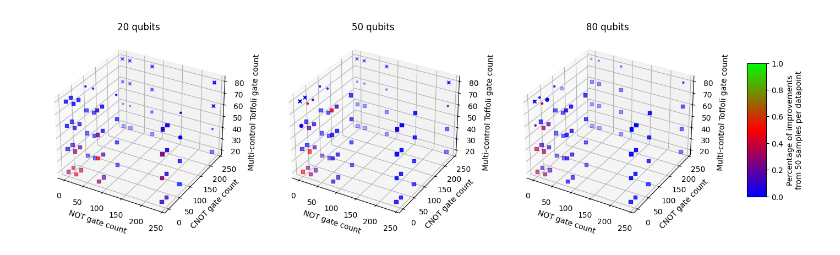
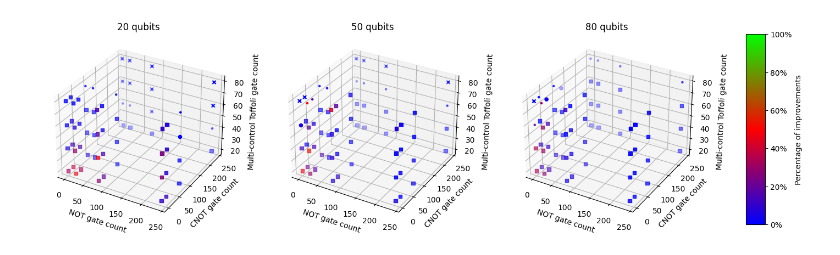
Before and after one commit to Tix3Dev/rand_multi_ctrl_toff_dense_qcirc_sim, a Jupyter notebook: circuit-runner/benchmark_eval.ipynb, the cells around one changed output. Saved outputs shown, nothing was run; the diff lists cells and outputs as text; code cells hidden in the pictures.

```diff
--- a/circuit-runner/benchmark_eval.ipynb
+++ b/circuit-runner/benchmark_eval.ipynb
@@ -206,0 +125,10 @@ plt.show()
+# %%
+def shrink_cbar(ax, shrink=0.9):
+    b = ax.get_position()
+    new_h = b.height*shrink
+    pad = (b.height-new_h)/2.
+    new_y0 = b.y0 + pad
+    new_y1 = b.y1 - pad
+    b.y0 = new_y0
+    b.y1 = new_y1
+    ax.set_position(b)
@@ -253,36 +263,38 @@ not_cnt2, cnot_cnt2, tof_cnt_used2, average_improvement_terms2, relevance2 = np.
 
 no_relevance_indices2 = (relevance2 == 0)
 low_relevance_indices2 = (relevance2 < 1/3)
 mid_relevance_indices2 = (1/3 <= relevance2) & (relevance2 < 2/3)
 high_relevance_indices2 = (relevance2 >= 2/3)
 
 ax3 = fig.add_subplot(gs[2], projection='3d')
 scatter3_1 = ax3.scatter(not_cnt2[no_relevance_indices2], cnot_cnt2[no_relevance_indices2], tof_cnt_used2[no_relevance_indices2],
                          c=average_improvement_terms2[no_relevance_indices2], norm=norm, cmap=cmap, marker='x')
 scatter3_2 = ax3.scatter(not_cnt2[low_relevance_indices2], cnot_cnt2[low_relevance_indices2], tof_cnt_used2[low_relevance_indices2],
                          c=average_improvement_terms2[low_relevance_indices2], norm=norm, cmap=cmap, marker='.')
 scatter3_3 = ax3.scatter(not_cnt2[mid_relevance_indices2], cnot_cnt2[mid_relevance_indices2], tof_cnt_used2[mid_relevance_indices2],
                          c=average_improvement_terms2[mid_relevance_indices2], norm=norm, cmap=cmap, marker='o')
 scatter3_4 = ax3.scatter(not_cnt2[high_relevance_indices2], cnot_cnt2[high_relevance_indices2], tof_cnt_used2[high_relevance_indices2],
                          c=average_improvement_terms2[high_relevance_indices2], norm=norm, cmap=cmap, marker=',')
 ax3.set_title('80 qubits')
 
 
 for ax in [ax1, ax2, ax3]:
     ax.set_xlabel('NOT gate count')
     ax.set_ylabel('CNOT gate count')
     ax.set_zlabel('Multi-control Toffoli gate count')
 
-# Add colorbar to the right of all subplots
-cax = fig.add_subplot(gs[3])  # Allocate the last column for colorbar
+
+cax = fig.add_subplot(gs[3])
+norm = Normalize(vmin=0, vmax=100)
 sm = cm.ScalarMappable(cmap=cmap, norm=norm)
 sm.set_array([])
-cb = fig.colorbar(sm, cax=cax, label='Percentage of improvements\nfrom 50 samples per datapoint', orientation='vertical')
-
-cb.ax.set_aspect(7)
+cb = fig.colorbar(sm, cax=cax, label='Percentage of improvements', orientation='vertical')
+cb.set_ticks(np.linspace(0, 100, 6))
+cb.ax.yaxis.set_major_formatter(plt.FuncFormatter(lambda x, _: f'{x:.0f}%'))
 
 plt.subplots_adjust(right=1.0)
+shrink_cbar(cax, 0.75)
 plt.tight_layout()
 plt.show()
 # %% [output]
-[figure, old version]
+[figure, new version]
```
Also changed, not shown: parts of 2 cells of this notebook.
